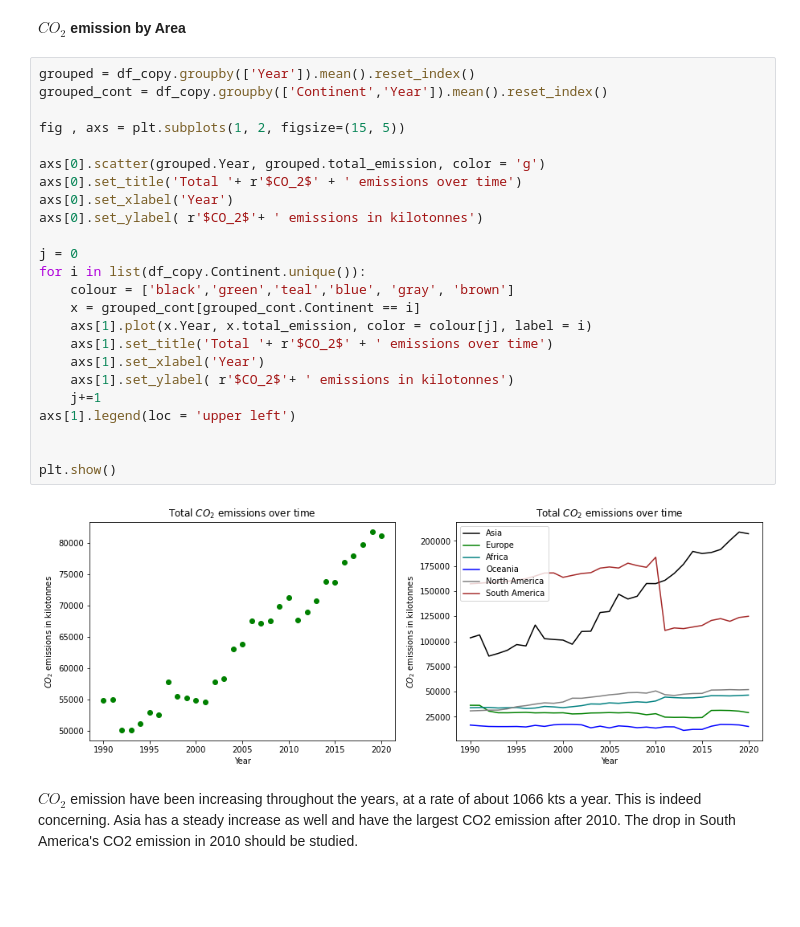
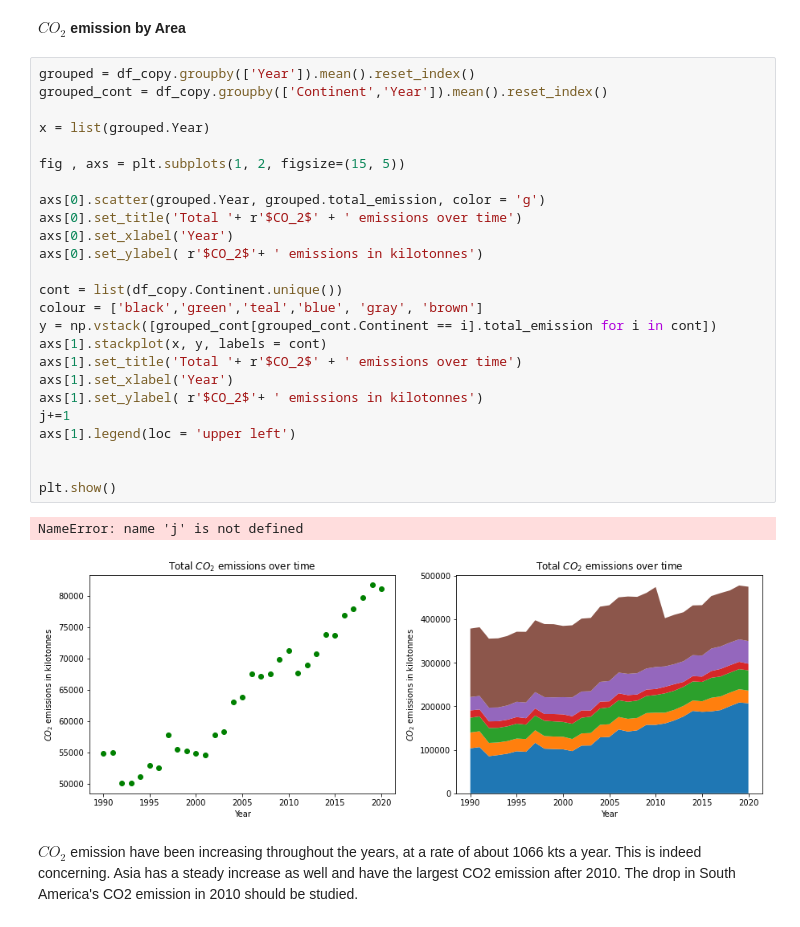
Before and after one commit to VuyiswaK/2401PTDS_Regression_Project, a Jupyter notebook: Project notebook.ipynb, the cells around one changed output. Cells and saved outputs as stored; diff of their text form; blank space fills up the shorter version.

```diff
--- a/Project notebook.ipynb
+++ b/Project notebook.ipynb
@@ -372,32 +374,34 @@ slope
 1066.696225679624
 # %% [markdown]
 **$CO_2$ emission by Area**
-# %%
-grouped = df_copy.groupby(['Year']).mean().reset_index()
-grouped_cont = df_copy.groupby(['Continent','Year']).mean().reset_index()
-
-fig , axs = plt.subplots(1, 2, figsize=(15, 5))
-
-axs[0].scatter(grouped.Year, grouped.total_emission, color = 'g')
-axs[0].set_title('Total '+ r'$CO_2$' + ' emissions over time')
-axs[0].set_xlabel('Year')
-axs[0].set_ylabel( r'$CO_2$'+ ' emissions in kilotonnes')
-
-j = 0
-for i in list(df_copy.Continent.unique()):
-    colour = ['black','green','teal','blue', 'gray', 'brown']
-    x = grouped_cont[grouped_cont.Continent == i]
-    axs[1].plot(x.Year, x.total_emission, color = colour[j], label = i)
-    axs[1].set_title('Total '+ r'$CO_2$' + ' emissions over time')
-    axs[1].set_xlabel('Year')
-    axs[1].set_ylabel( r'$CO_2$'+ ' emissions in kilotonnes')
-    j+=1
-axs[1].legend(loc = 'upper left')
-
-
-plt.show()
-# %% [output]
-[figure, removed]
+# %%
+grouped = df_copy.groupby(['Year']).mean().reset_index()
+grouped_cont = df_copy.groupby(['Continent','Year']).mean().reset_index()
+
+x = list(grouped.Year)
+
+fig , axs = plt.subplots(1, 2, figsize=(15, 5))
+
+axs[0].scatter(grouped.Year, grouped.total_emission, color = 'g')
+axs[0].set_title('Total '+ r'$CO_2$' + ' emissions over time')
+axs[0].set_xlabel('Year')
+axs[0].set_ylabel( r'$CO_2$'+ ' emissions in kilotonnes')
+
+cont = list(df_copy.Continent.unique())
+colour = ['black','green','teal','blue', 'gray', 'brown']
+y = np.vstack([grouped_cont[grouped_cont.Continent == i].total_emission for i in cont])
+axs[1].stackplot(x, y, labels = cont)
+axs[1].set_title('Total '+ r'$CO_2$' + ' emissions over time')
+axs[1].set_xlabel('Year')
+axs[1].set_ylabel( r'$CO_2$'+ ' emissions in kilotonnes')
+j+=1
+axs[1].legend(loc = 'upper left')
+
+
+plt.show()
+# %% [output]
+NameError: name 'j' is not defined
+[figure, added]
 # %% [markdown]
 $CO_2$ emission have been increasing throughout the years, at a rate of about 1066 kts a year. This is indeed concerning. Asia has a steady increase as well and have the largest CO2 emission after 2010. The drop in South America's CO2 emission in 2010 should be studied.
 # %% [markdown]
```
Also changed, not shown: parts of 62 cells of this notebook.
